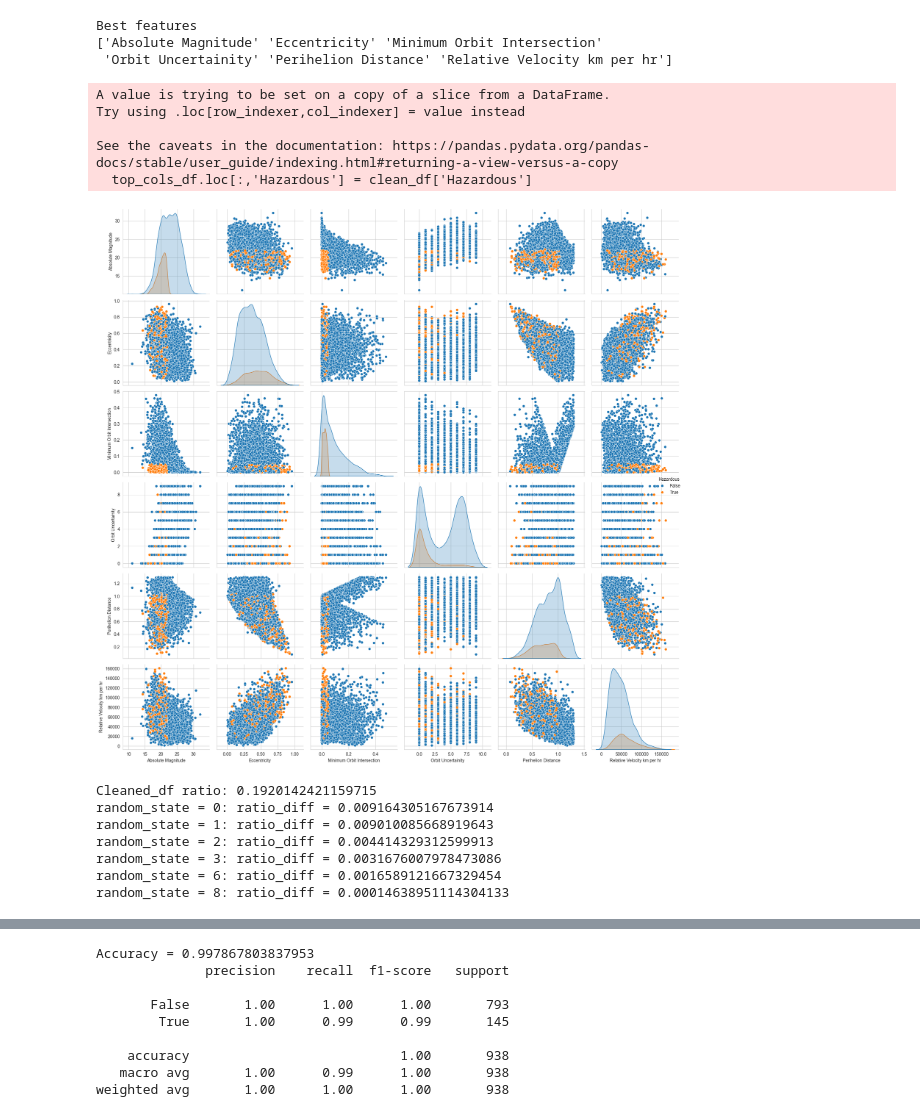
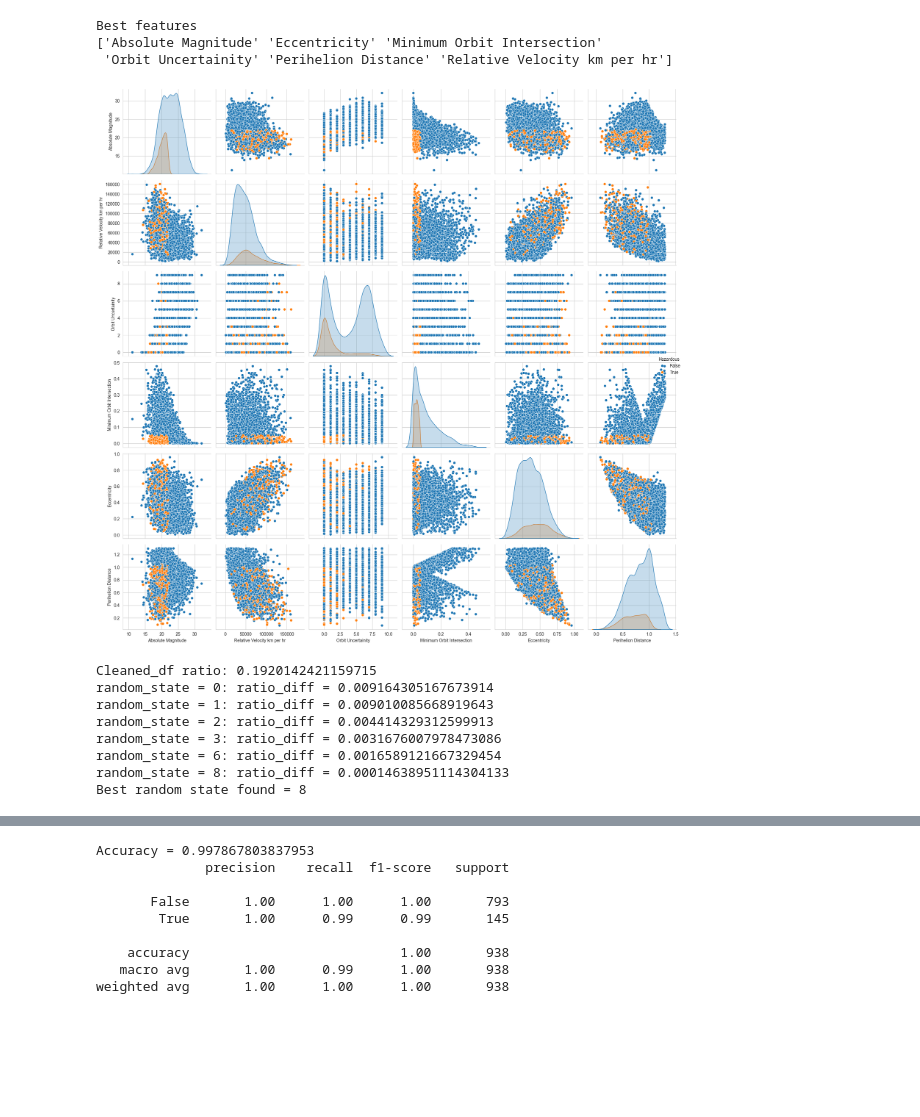
Before and after one commit to nsaadat01/ecs-171-project, a Jupyter notebook: EDA/ASTEROIDS/Asteroids Dataset EDA.ipynb, the cells around one changed output, grey strips where cells are left out. Drawn from its saved outputs; the diff is of its cells as text; code cells hidden in the pictures; blank space fills up the shorter version.

```diff
--- a/EDA/ASTEROIDS/Asteroids Dataset EDA.ipynb
+++ b/EDA/ASTEROIDS/Asteroids Dataset EDA.ipynb
@@ -111,22 +111,21 @@ y = clean_df['Hazardous']
 Best features
 ['Absolute Magnitude' 'Eccentricity' 'Minimum Orbit Intersection'
  'Orbit Uncertainity' 'Perihelion Distance' 'Relative Velocity km per hr']
-# %%
-# plot top columns
-top_cols_df = clean_df[top_cols]
-top_cols_df.loc[:,'Hazardous'] = clean_df['Hazardous']
-
-sns.set_style("whitegrid")
-sns.pairplot(top_cols_df, hue="Hazardous", height=3)
-plt.tight_layout()
-plt.show()
-# %% [output]
-A value is trying to be set on a copy of a slice from a DataFrame.
-Try using .loc[row_indexer,col_indexer] = value instead
-
-See the caveats in the documentation: https://pandas.pydata.org/pandas-docs/stable/user_guide/indexing.html#returning-a-view-versus-a-copy
-  top_cols_df.loc[:,'Hazardous'] = clean_df['Hazardous']
-[figure, removed]
+# %%
+# plot top columns
+columns_to_drop = list(set(clean_df.columns) - set(top_cols))  # Find columns to drop
+columns_to_drop.remove("Hazardous") # do NOT drop the "hazardous" column as it will be used for data visualization
+
+# Drop columns that are not in the list of columns to keep
+top_cols_df = clean_df.drop(columns=columns_to_drop)
+
+# plot all top features
+sns.set_style("whitegrid")
+sns.pairplot(top_cols_df, hue="Hazardous", height=3)
+plt.tight_layout()
+plt.show()
+# %% [output]
+[figure, added]
 # %%
 # NOTE: The best way to split the data is such that y_test contains a very similar ratio of hazardous:non_hazardous
 # to the clean_df. Until that happens, keep testing different random_state values
@@ -160,6 +159,8 @@ for i in range(1000):
         best_random_state = i
         # NOTE: Mathematically, if y_test has a very similar ratio to clean_df,
         # then y_train would also have to have a very similar ratio to clean_df
+
+print(f"Best random state found = {best_random_state}")
 # %% [output]
 Cleaned_df ratio: 0.1920142421159715
 random_state = 0: ratio_diff = 0.009164305167673914
@@ -168,6 +169,7 @@ random_state = 2: ratio_diff = 0.004414329312599913
 random_state = 3: ratio_diff = 0.0031676007978473086
 random_state = 6: ratio_diff = 0.0016589121667329454
 random_state = 8: ratio_diff = 0.00014638951114304133
+Best random state found = 8
 # %%
 # Actually split the data
 X_train, X_test, y_train, y_test = train_test_split(X, y, test_size=0.2, random_state=17, shuffle=True)
```
Also changed, not shown: parts of 5 cells of this notebook, 2 other files.
